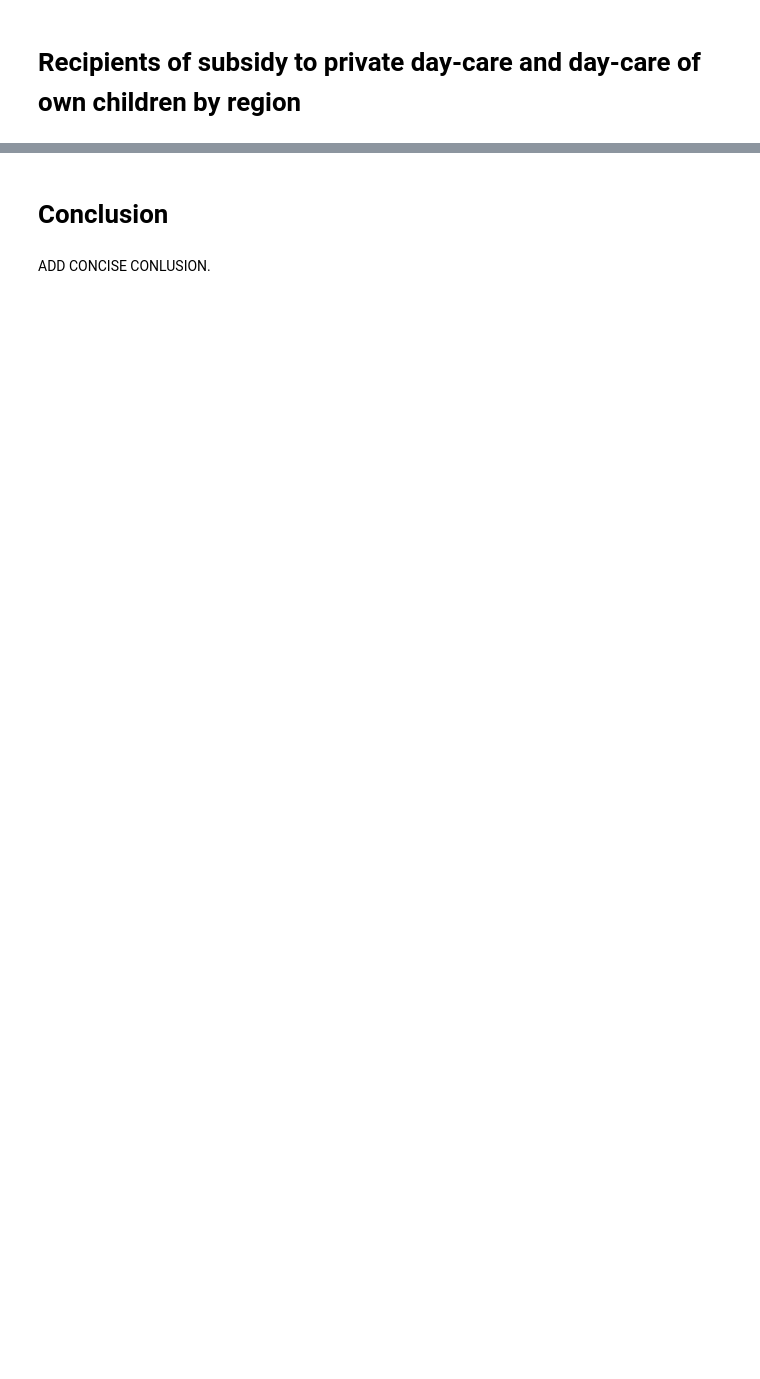
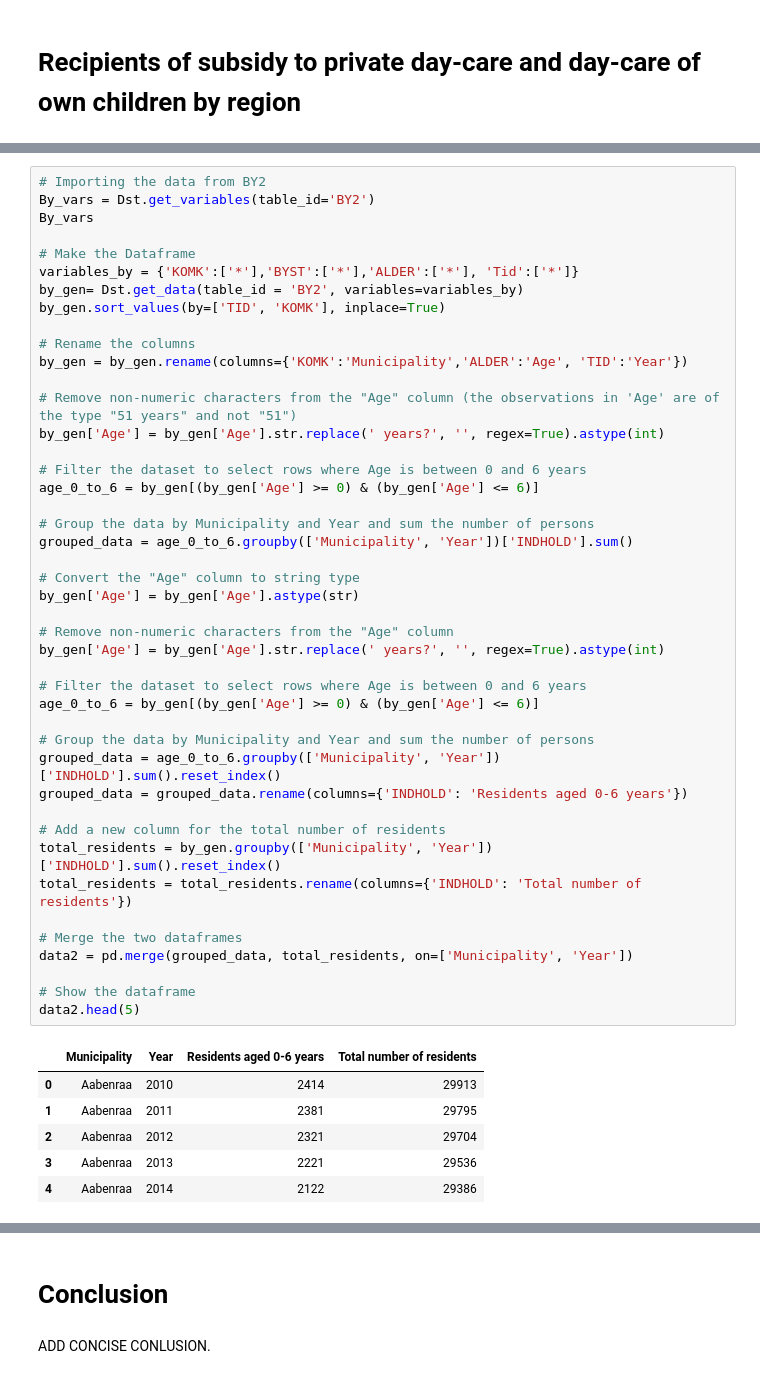
Before and after one commit to NumEconCopenhagen/projects-2023-agnete_louise_mathilde, a Jupyter notebook: dataproject/dataproject.ipynb, the cells around one changed output, grey strips where cells are left out. Saved outputs shown, nothing was run; the diff lists cells and outputs as text; blank space fills up the shorter version.

```diff
--- a/dataproject/dataproject.ipynb
+++ b/dataproject/dataproject.ipynb
@@ -243,0 +113,51 @@ MAKE FURTHER ANALYSIS. EXPLAIN THE CODE BRIEFLY AND SUMMARIZE THE RESULTS.
+# %%
+# Importing the data from BY2
+By_vars = Dst.get_variables(table_id='BY2')
+By_vars
+
+# Make the Dataframe
+variables_by = {'KOMK':['*'],'BYST':['*'],'ALDER':['*'], 'Tid':['*']}
+by_gen= Dst.get_data(table_id = 'BY2', variables=variables_by)
+by_gen.sort_values(by=['TID', 'KOMK'], inplace=True)
+
+# Rename the columns
+by_gen = by_gen.rename(columns={'KOMK':'Municipality','ALDER':'Age', 'TID':'Year'})
+
+# Remove non-numeric characters from the "Age" column (the observations in 'Age' are of the type "51 years" and not "51")
+by_gen['Age'] = by_gen['Age'].str.replace(' years?', '', regex=True).astype(int)
+
+# Filter the dataset to select rows where Age is between 0 and 6 years
+age_0_to_6 = by_gen[(by_gen['Age'] >= 0) & (by_gen['Age'] <= 6)]
+
+# Group the data by Municipality and Year and sum the number of persons
+grouped_data = age_0_to_6.groupby(['Municipality', 'Year'])['INDHOLD'].sum()
+
+# Convert the "Age" column to string type
+by_gen['Age'] = by_gen['Age'].astype(str)
+
+# Remove non-numeric characters from the "Age" column
+by_gen['Age'] = by_gen['Age'].str.replace(' years?', '', regex=True).astype(int)
+
+# Filter the dataset to select rows where Age is between 0 and 6 years
+age_0_to_6 = by_gen[(by_gen['Age'] >= 0) & (by_gen['Age'] <= 6)]
+
+# Group the data by Municipality and Year and sum the number of persons
+grouped_data = age_0_to_6.groupby(['Municipality', 'Year'])['INDHOLD'].sum().reset_index()
+grouped_data = grouped_data.rename(columns={'INDHOLD': 'Residents aged 0-6 years'})
+
+# Add a new column for the total number of residents
+total_residents = by_gen.groupby(['Municipality', 'Year'])['INDHOLD'].sum().reset_index()
+total_residents = total_residents.rename(columns={'INDHOLD': 'Total number of residents'})
+
+# Merge the two dataframes
+data2 = pd.merge(grouped_data, total_residents, on=['Municipality', 'Year'])
+
+# Show the dataframe
+data2.head(5)
+# %% [output]
+|  | Municipality | Year | Residents aged 0-6 years | Total number of residents |
+| 0 | Aabenraa | 2010 | 2414 | 29913 |
+| 1 | Aabenraa | 2011 | 2381 | 29795 |
+| 2 | Aabenraa | 2012 | 2321 | 29704 |
+| 3 | Aabenraa | 2013 | 2221 | 29536 |
+| 4 | Aabenraa | 2014 | 2122 | 29386 |
```
Also changed, not shown: parts of 39 cells of this notebook.
